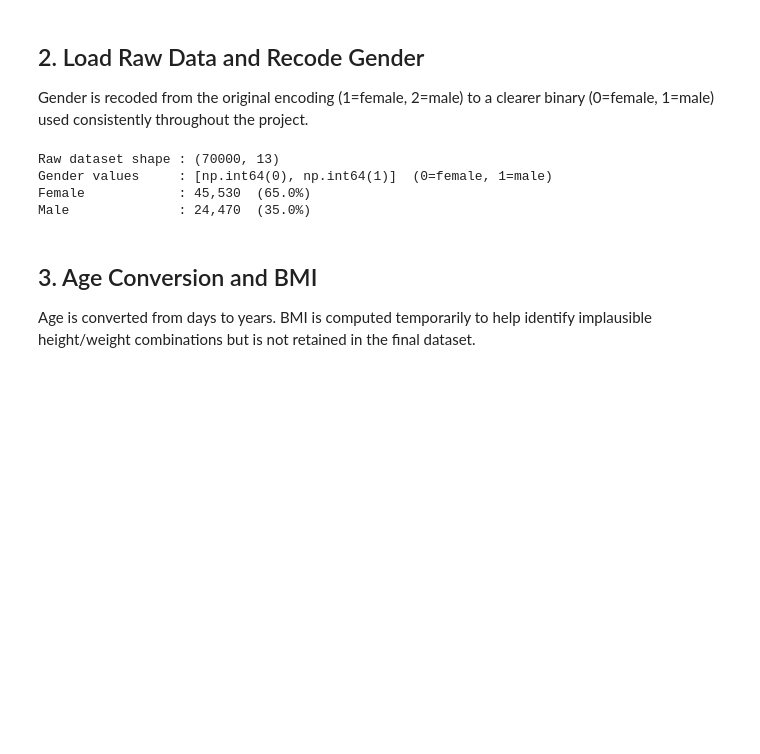
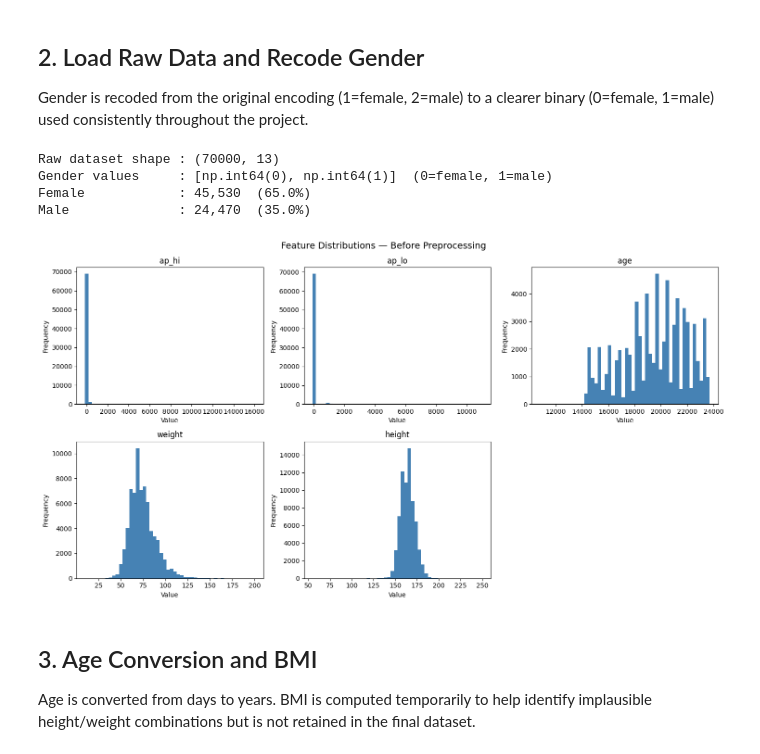
Before and after one commit to Kavisha612/Dissertation_ExplainableAI, a Jupyter notebook: data/preprocessing_notebooks/01_data_preprocessing.ipynb, the cells around one changed output. Cells and saved outputs as stored; diff of their text form; code cells hidden in the pictures; blank space fills up the shorter version.

```diff
--- a/data/preprocessing_notebooks/01_data_preprocessing.ipynb
+++ b/data/preprocessing_notebooks/01_data_preprocessing.ipynb
@@ -64,6 +64,25 @@ Raw dataset shape : (70000, 13)
 Gender values     : [np.int64(0), np.int64(1)]  (0=female, 1=male)
 Female            : 45,530  (65.0%)
 Male              : 24,470  (35.0%)
+# %%
+
+cols = ['ap_hi', 'ap_lo', 'age', 'weight', 'height']
+
+fig, axes = plt.subplots(2, 3, figsize=(15, 8))
+
+for ax, col in zip(axes.flatten(), cols):
+    ax.hist(data[col], bins=50, color='steelblue')
+    ax.set_title(col)
+    ax.set_xlabel('Value')
+    ax.set_ylabel('Frequency')
+
+axes[1, 2].set_visible(False)  # hide empty sixth subplot
+plt.suptitle('Feature Distributions — Before Preprocessing', fontsize=14)
+plt.tight_layout()
+plt.savefig(OUTPUT_DIR/'raw_histograms_before_preprocessing.png', dpi=150)
+plt.show()
+# %% [output]
+[figure, added]
 # %% [markdown]
 ## 3. Age Conversion and BMI
 
```
Also changed, not shown: parts of 4 cells of this notebook.
